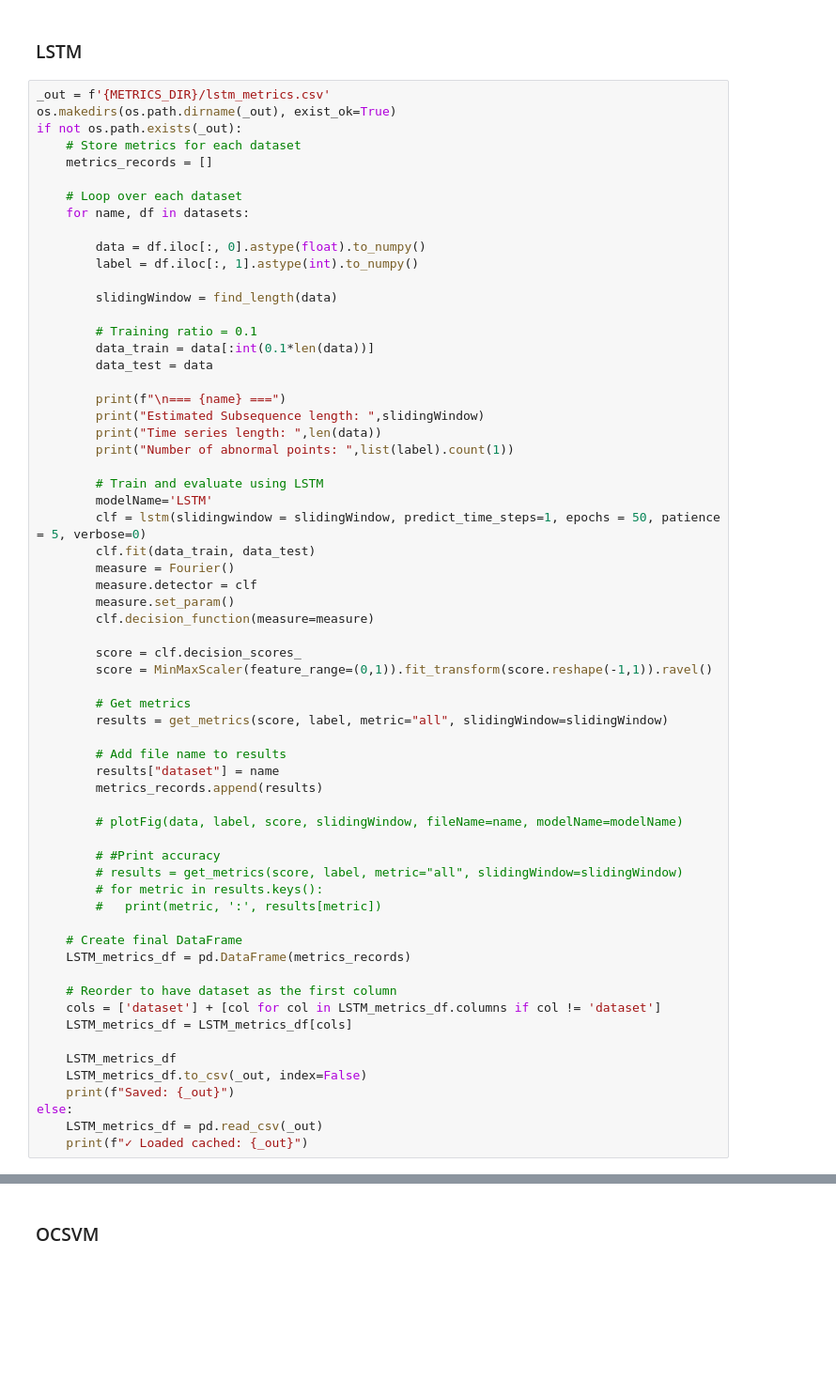
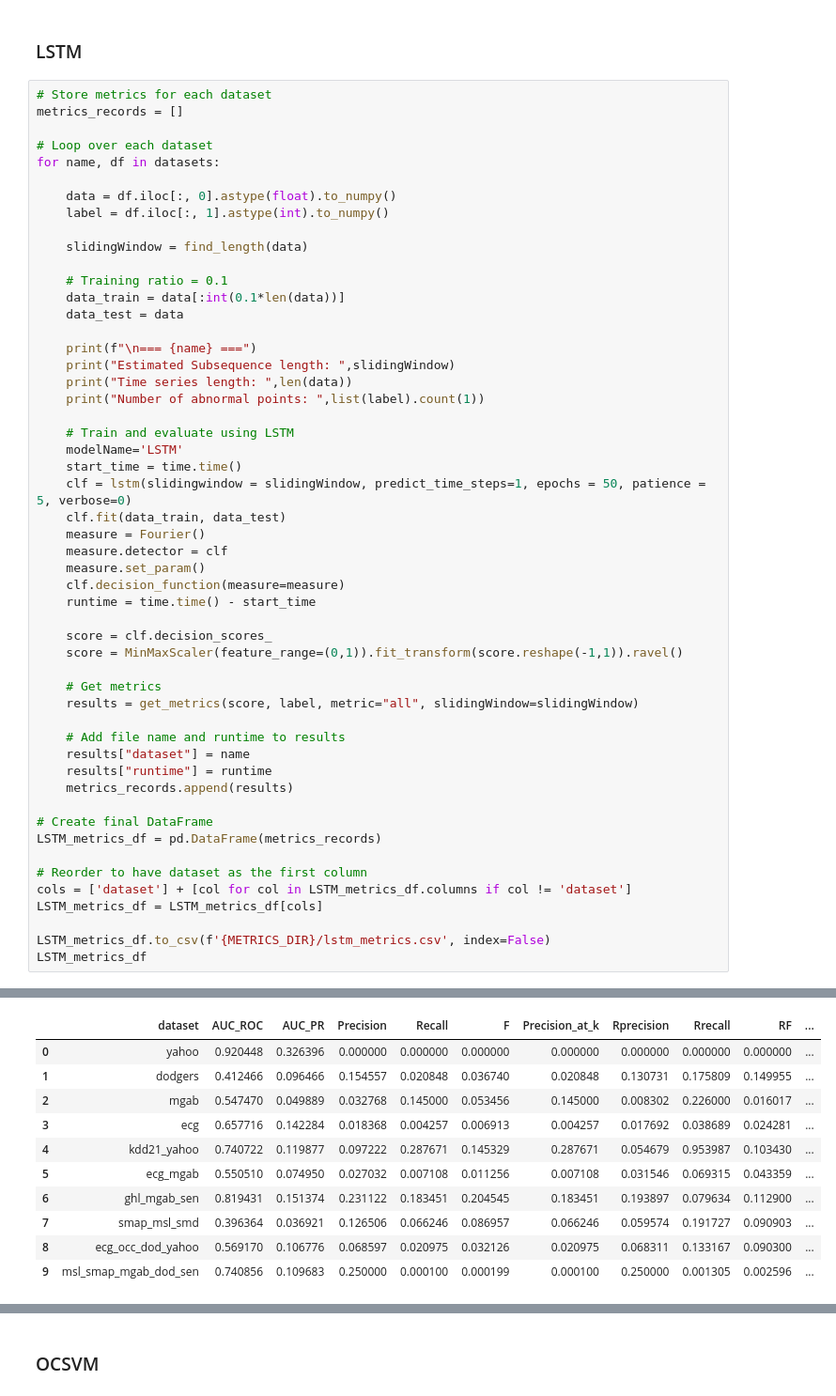
Before and after one commit to Valia-p/Streamify-Time-Series-Anomaly-Detection-Methods, a Jupyter notebook: notebooks/Streamify_Time_Series_Anomaly_Detection.ipynb, the cells around one changed output, grey strips where cells are left out. Shown at 94% size. Saved outputs shown, nothing was run; the diff lists cells and outputs as text; blank space fills up the shorter version.

```diff
--- a/notebooks/Streamify_Time_Series_Anomaly_Detection.ipynb
+++ b/notebooks/Streamify_Time_Series_Anomaly_Detection.ipynb
@@ -442,68 +442,57 @@ Saved: c:\Users\vaspn\Downloads\Streamify-Time-Series-Anomaly-Detection-Methods-
 # %% [markdown]
 ### LSTM
 # %%
-_out = f'{METRICS_DIR}/lstm_metrics.csv'
-os.makedirs(os.path.dirname(_out), exist_ok=True)
-if not os.path.exists(_out):
-    # Store metrics for each dataset
-    metrics_records = []
+# Store metrics for each dataset
+metrics_records = []
 
-    # Loop over each dataset
-    for name, df in datasets:
+# Loop over each dataset
+for name, df in datasets:
 
-        data = df.iloc[:, 0].astype(float).to_numpy()
-        label = df.iloc[:, 1].astype(int).to_numpy()
+    data = df.iloc[:, 0].astype(float).to_numpy()
+    label = df.iloc[:, 1].astype(int).to_numpy()
 
-        slidingWindow = find_length(data)
+    slidingWindow = find_length(data)
 
-        # Training ratio = 0.1
-        data_train = data[:int(0.1*len(data))]
-        data_test = data
+    # Training ratio = 0.1
+    data_train = data[:int(0.1*len(data))]
+    data_test = data
 
-        print(f"\n=== {name} ===")
-        print("Estimated Subsequence length: ",slidingWindow)
-        print("Time series length: ",len(data))
-        print("Number of abnormal points: ",list(label).count(1))
+    print(f"\n=== {name} ===")
+    print("Estimated Subsequence length: ",slidingWindow)
+    print("Time series length: ",len(data))
+    print("Number of abnormal points: ",list(label).count(1))
 
-        # Train and evaluate using LSTM
-        modelName='LSTM'
-        clf = lstm(slidingwindow = slidingWindow, predict_time_steps=1, epochs = 50, patience = 5, verbose=0)
-        clf.fit(data_train, data_test)
-        measure = Fourier()
-        measure.detector = clf
-        measure.set_param()
-        clf.decision_function(measure=measure)
+    # Train and evaluate using LSTM
+    modelName='LSTM'
+    start_time = time.time()
+    clf = lstm(slidingwindow = slidingWindow, predict_time_steps=1, epochs = 50, patience = 5, verbose=0)
+    clf.fit(data_train, data_test)
+    measure = Fourier()
+    measure.detector = clf
+    measure.set_param()
+    clf.decision_function(measure=measure)
+    runtime = time.time() - start_time
 
-        score = clf.decision_scores_
-        score = MinMaxScaler(feature_range=(0,1)).fit_transform(score.reshape(-1,1)).ravel()
+    score = clf.decision_scores_
+    score = MinMaxScaler(feature_range=(0,1)).fit_transform(score.reshape(-1,1)).ravel()
 
-        # Get metrics
-        results = get_metrics(score, label, metric="all", slidingWindow=slidingWindow)
+    # Get metrics
+    results = get_metrics(score, label, metric="all", slidingWindow=slidingWindow)
 
-        # Add file name to results
-        results["dataset"] = name
-        metrics_records.append(results)
+    # Add file name and runtime to results
+    results["dataset"] = name
+    results["runtime"] = runtime
+    metrics_records.append(results)
 
-        # plotFig(data, label, score, slidingWindow, fileName=name, modelName=modelName)
+# Create final DataFrame
+LSTM_metrics_df = pd.DataFrame(metrics_records)
 
-        # #Print accuracy
-        # results = get_metrics(score, label, metric="all", slidingWindow=slidingWindow)
-        # for metric in results.keys():
-        #   print(metric, ':', results[metric])
+# Reorder to have dataset as the first column
+cols = ['dataset'] + [col for col in LSTM_metrics_df.columns if col != 'dataset']
+LSTM_metrics_df = LSTM_metrics_df[cols]
 
-    # Create final DataFrame
-    LSTM_metrics_df = pd.DataFrame(metrics_records)
-
-    # Reorder to have dataset as the first column
-    cols = ['dataset'] + [col for col in LSTM_metrics_df.columns if col != 'dataset']
-    LSTM_metrics_df = LSTM_metrics_df[cols]
-
-    LSTM_metrics_df
-    LSTM_metrics_df.to_csv(_out, index=False)
-    print(f"Saved: {_out}")
-else:
-    LSTM_metrics_df = pd.read_csv(_out)
-    print(f"✓ Loaded cached: {_out}")
+LSTM_metrics_df.to_csv(f'{METRICS_DIR}/lstm_metrics.csv', index=False)
+LSTM_metrics_df
 # %% [output]
 === yahoo ===
 Estimated Subsequence length:  24
@@ -568,0 +557,11 @@ Saved: c:\Users\vaspn\Downloads\Streamify-Time-Series-Anomaly-Detection-Methods-
+|  | dataset | AUC_ROC | AUC_PR | Precision | Recall | F | Precision_at_k | Rprecision | Rrecall | RF | ... |
+| 0 | yahoo | 0.920448 | 0.326396 | 0.000000 | 0.000000 | 0.000000 | 0.000000 | 0.000000 | 0.000000 | 0.000000 | ... |
+| 1 | dodgers | 0.412466 | 0.096466 | 0.154557 | 0.020848 | 0.036740 | 0.020848 | 0.130731 | 0.175809 | 0.149955 | ... |
+| 2 | mgab | 0.547470 | 0.049889 | 0.032768 | 0.145000 | 0.053456 | 0.145000 | 0.008302 | 0.226000 | 0.016017 | ... |
+| 3 | ecg | 0.657716 | 0.142284 | 0.018368 | 0.004257 | 0.006913 | 0.004257 | 0.017692 | 0.038689 | 0.024281 | ... |
+| 4 | kdd21_yahoo | 0.740722 | 0.119877 | 0.097222 | 0.287671 | 0.145329 | 0.287671 | 0.054679 | 0.953987 | 0.103430 | ... |
+| 5 | ecg_mgab | 0.550510 | 0.074950 | 0.027032 | 0.007108 | 0.011256 | 0.007108 | 0.031546 | 0.069315 | 0.043359 | ... |
+| 6 | ghl_mgab_sen | 0.819431 | 0.151374 | 0.231122 | 0.183451 | 0.204545 | 0.183451 | 0.193897 | 0.079634 | 0.112900 | ... |
+| 7 | smap_msl_smd | 0.396364 | 0.036921 | 0.126506 | 0.066246 | 0.086957 | 0.066246 | 0.059574 | 0.191727 | 0.090903 | ... |
+| 8 | ecg_occ_dod_yahoo | 0.569170 | 0.106776 | 0.068597 | 0.020975 | 0.032126 | 0.020975 | 0.068311 | 0.133167 | 0.090300 | ... |
+| 9 | msl_smap_mgab_dod_sen | 0.740856 | 0.109683 | 0.250000 | 0.000100 | 0.000199 | 0.000100 | 0.250000 | 0.001305 | 0.002596 | ... |
```
Also changed, not shown: parts of 8 cells of this notebook, 4 other files.
